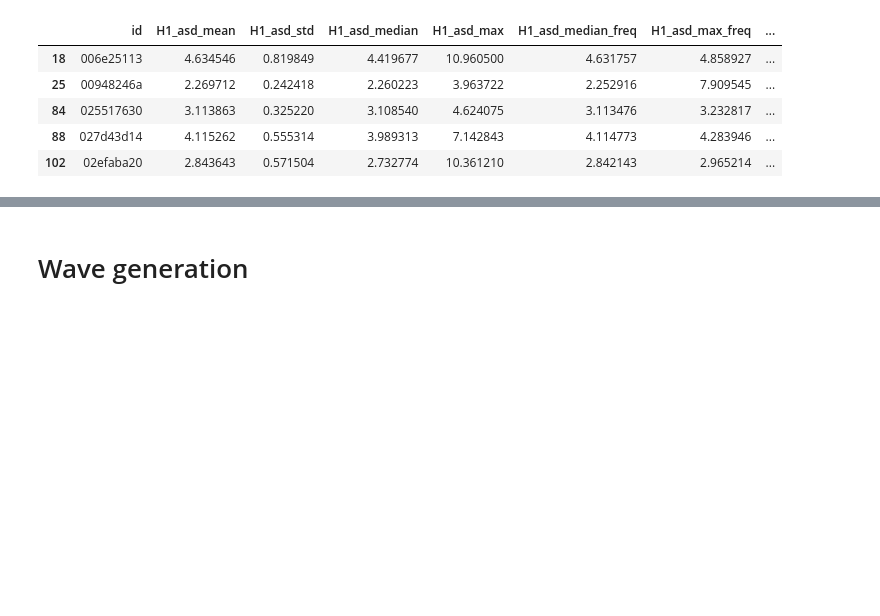
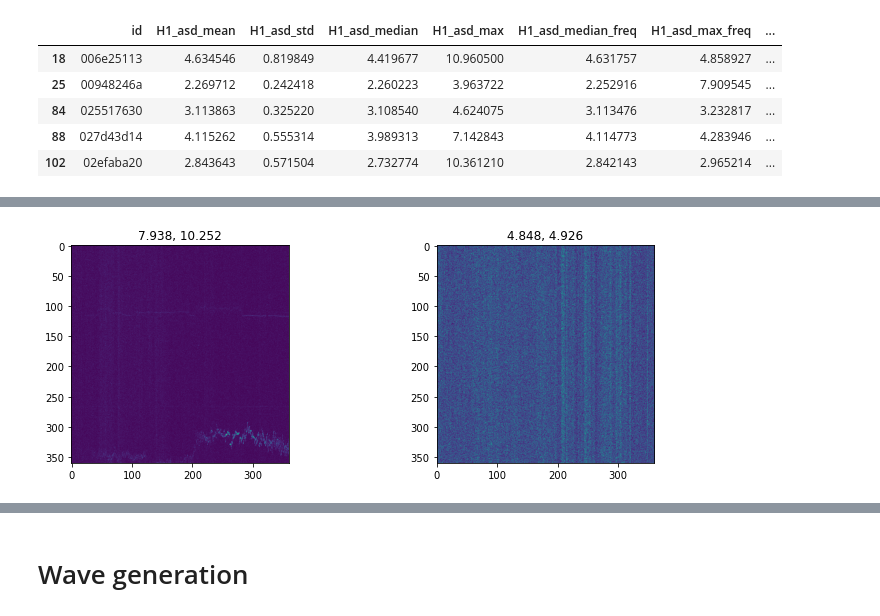
Before and after one commit to analokmaus/kaggle-g2net-2022-private, a Jupyter notebook: 01_eda.ipynb, the cells around one changed output, grey strips where cells are left out. Cells and saved outputs as stored; diff of their text form; code cells hidden in the pictures; blank space fills up the shorter version.

```diff
--- a/01_eda.ipynb
+++ b/01_eda.ipynb
@@ -435,13 +451,14 @@ for gid in artifact_test['id'].values:
 # %%
-# for gid in signal_stat_stat.query('2.9 < H1_asd_max < 3.0')['id'].values[:5]:
-#     plt.figure(figsize=(12, 4))
-#     spec1, spec2 = load_test_spec(gid)
-#     plt.subplot(1, 2, 1)
-#     plt.imshow(resize_image(spec1, 720))
-#     plt.subplot(1, 2, 2)
-#     plt.imshow(resize_image(spec2, 720))
-#     plt.suptitle(f'{gid}')
-#     # plt.savefig(f'input/plot/anomaly/{gid}.png', facecolor='white')
-#     plt.show()
-#     plt.close()
+img_h1, img_l1 = load_test_spec('3cc6680fb')
+plt.figure(figsize=(12, 4))
+plt.subplot(1, 2, 1)
+plt.imshow(resize_image(img_h1, 360))
+plt.title(f'{img_h1.mean():.3f}, {img_h1.std():.3f}')
+plt.subplot(1, 2, 2)
+plt.imshow(resize_image(img_l1, 360))
+plt.title(f'{img_l1.mean():.3f}, {img_l1.std():.3f}')
+plt.show()
+plt.close()
+# %% [output]
+[figure, added]
 # %%
```
Also changed, not shown: parts of 23 cells of this notebook, 11 other files.
